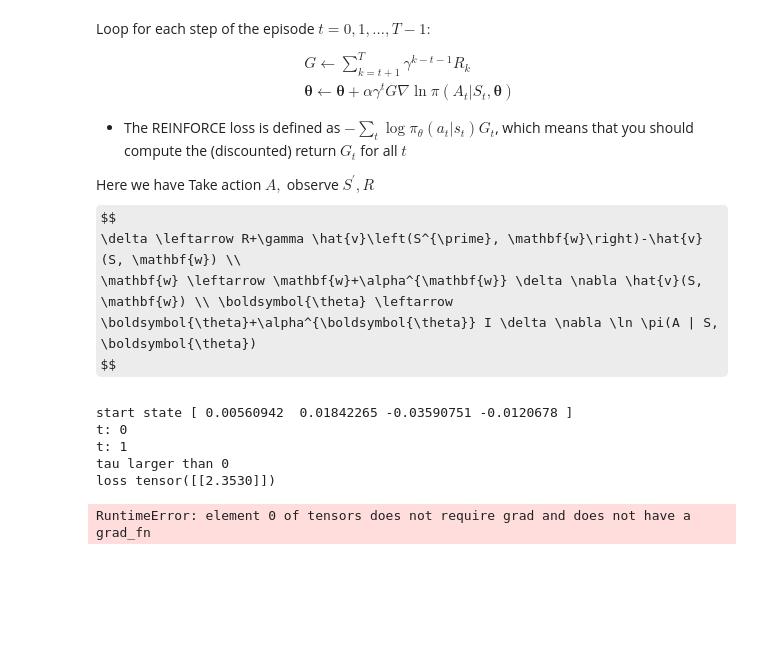
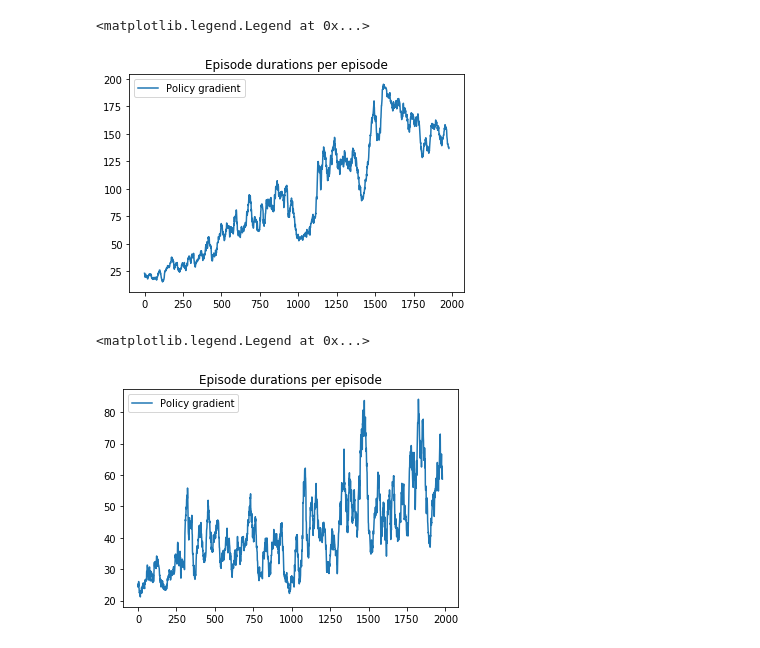
Before and after one commit to ClaartjeBarkhof/ReproducibilityLab_2019, a Jupyter notebook: work_in_progress.ipynb, the cells around one changed output. Drawn from its saved outputs; the diff is of its cells as text; code cells hidden in the pictures; some formulas as TeX source; blank space fills up the shorter version.

Commit message:
n-step running&learning, but something is slightly off

```diff
--- a/work_in_progress.ipynb
+++ b/work_in_progress.ipynb
@@ -102,51 +102,32 @@ def run_episodes_policy_gradient(env, num_episodes, max_steps, discount_factor,
 
     return episode_durations
-# %% [markdown]
-Loop for each step of the episode $t=0,1, \ldots, T-1:$
-$$
-\begin{array}{l}{G \leftarrow \sum_{k=t+1}^{T} \gamma^{k-t-1} R_{k}} \\ {\boldsymbol{\theta} \leftarrow \boldsymbol{\theta}+\alpha \gamma^{t} G \nabla \ln \pi\left(A_{t} | S_{t}, \boldsymbol{\theta}\right)}\end{array}
-$$
-* The REINFORCE loss is defined as $- \sum_t \log \pi_\theta(a_t|s_t) G_t$, which means that you should compute the (discounted) return $G_t$ for all $t$
-
-
-
-Here we have
-Take action $A,$ observe $S^{\prime}, R$
-$$
-\delta \leftarrow R+\gamma \hat{v}\left(S^{\prime}, \mathbf{w}\right)-\hat{v}(S, \mathbf{w}) \\
-\mathbf{w} \leftarrow \mathbf{w}+\alpha^{\mathbf{w}} \delta \nabla \hat{v}(S, \mathbf{w}) \\ \boldsymbol{\theta} \leftarrow \boldsymbol{\theta}+\alpha^{\boldsymbol{\theta}} I \delta \nabla \ln \pi(A | S, \boldsymbol{\theta})
-$$
 # %%
 def smooth(x, N):
     cumsum = np.cumsum(np.insert(x, 0, 0))
     return (cumsum[N:] - cumsum[:-N]) / float(N)
 
-num_episodes = 400
+num_episodes = 2000
 discount_factor = 0.99
-learn_rate = 0.001
+learn_rate = 0.0001
 seed = 42
 random.seed(seed)
 torch.manual_seed(seed)
 
 env = gym.envs.make("CartPole-v0")
 env.seed(seed)
 
-max_steps =  300 # max steps per episode
+max_steps =  200 # Note: CartPole stops after 200 steps
 
 episode_durations_policy_gradient = run_episodes_policy_gradient(env,
                                                                  num_episodes,
                                                                  max_steps,
                                                                  discount_factor,
                                                                  learn_rate,
-                                                                 nstep=3,
+                                                                 nstep=1,
                                                                  n_hidden=256)
 plt.plot(smooth(episode_durations_policy_gradient, 20))
 plt.title('Episode durations per episode')
 plt.legend(['Policy gradient'])
 # %% [output]
-start state [ 0.00560942  0.01842265 -0.03590751 -0.0120678 ]
-t: 0
-t: 1
-tau larger than 0
-loss tensor([[2.3530]])
+<matplotlib.legend.Legend at 0x...>
-RuntimeError: element 0 of tensors does not require grad and does not have a grad_fn
+[figure, added]
@@ -286,0 +134,37 @@ def run_episodes_policy_gradient(env, num_episodes, max_steps, discount_factor,
+# %%
+episode_durations_policy_gradient = run_episodes_policy_gradient(env,
+                                                                 num_episodes,
+                                                                 max_steps,
+                                                                 discount_factor,
+                                                                 learn_rate,
+                                                                 nstep=3,
+                                                                 n_hidden=256)
+plt.plot(smooth(episode_durations_policy_gradient, 20))
+plt.title('Episode durations per episode')
+plt.legend(['Policy gradient'])
+
+# Something is wrong
+#            .--.            .--.
+#            ( (`\\."--``--".//`) )
+#             '-.   __   __    .-'
+#              /   /__\ /__\   \
+#             |    \ 0/ \ 0/    |
+#             \     `/   \`     /
+#              `-.  /-"""-\  .-`           ._-.
+#                /  '.___.'  \            //';\\
+#                \     I     /           //  ;//
+#                 `;--'`'--;`            \\_;//
+#                   '.___.'               //-`
+#                  ___| |___           ."`-.
+#               .-`  .---.  `-.       /     )
+#              /   .'     '.   \     /      )
+#             /  /||       ||\  \   /  /`""`
+#            /  / ||       || \  \ /  /
+#           /  /  ||       ||  \  /  /
+#          /  (___||___.-=--.   \   /
+#         (                -;    '-'
+#          `-----------.___~;
+#                 ||       ||
+# %% [output]
+<matplotlib.legend.Legend at 0x...>
+[figure, added]
```
Also changed, not shown: parts of 2 cells of this notebook.
